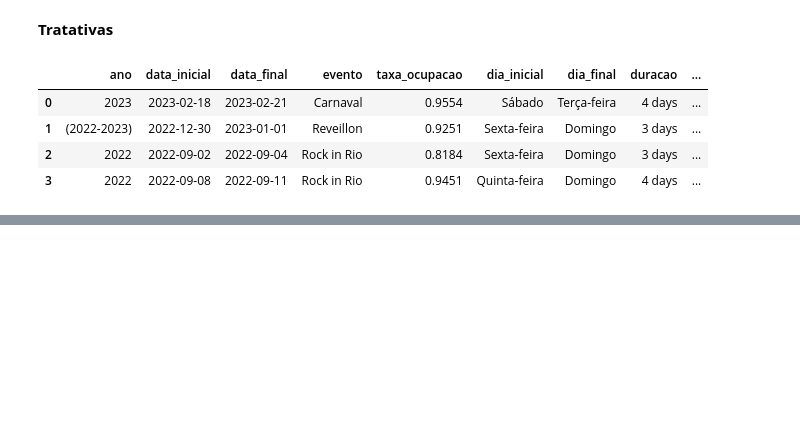
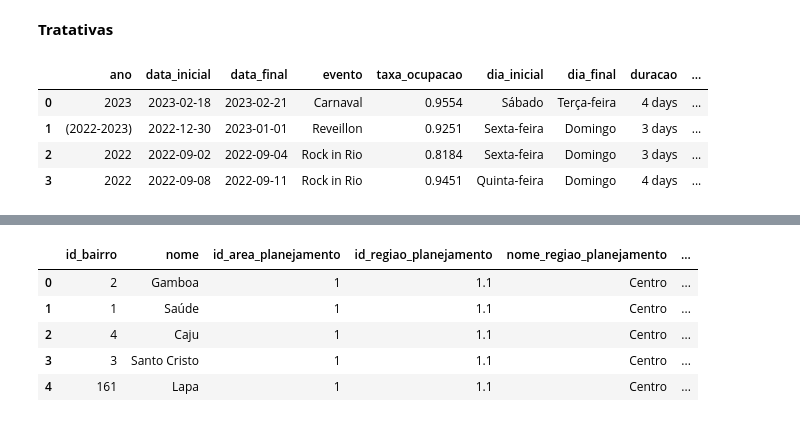
Before and after one commit to DS-Johnny/emd-desafio-junior-data-scientist, a Jupyter notebook: datario_EDAi.ipynb, the cells around one changed output, grey strips where cells are left out. Cells and saved outputs as stored; diff of their text form; code cells hidden in the pictures; blank space fills up the shorter version.

```diff
--- a/datario_EDAi.ipynb
+++ b/datario_EDAi.ipynb
@@ -132,0 +160,9 @@ A taxa de ocupação tem alguma relação com a quantidade de chamados de Pertur
+# %%
+bairro.head()
+# %% [output]
+|  | id_bairro | nome | id_area_planejamento | id_regiao_planejamento | nome_regiao_planejamento | ... |
+| 0 | 2 | Gamboa | 1 | 1.1 | Centro | ... |
+| 1 | 1 | Saúde | 1 | 1.1 | Centro | ... |
+| 2 | 4 | Caju | 1 | 1.1 | Centro | ... |
+| 3 | 3 | Santo Cristo | 1 | 1.1 | Centro | ... |
+| 4 | 161 | Lapa | 1 | 1.1 | Centro | ... |
```
Also changed, not shown: parts of 31 cells of this notebook, 20 other files.
